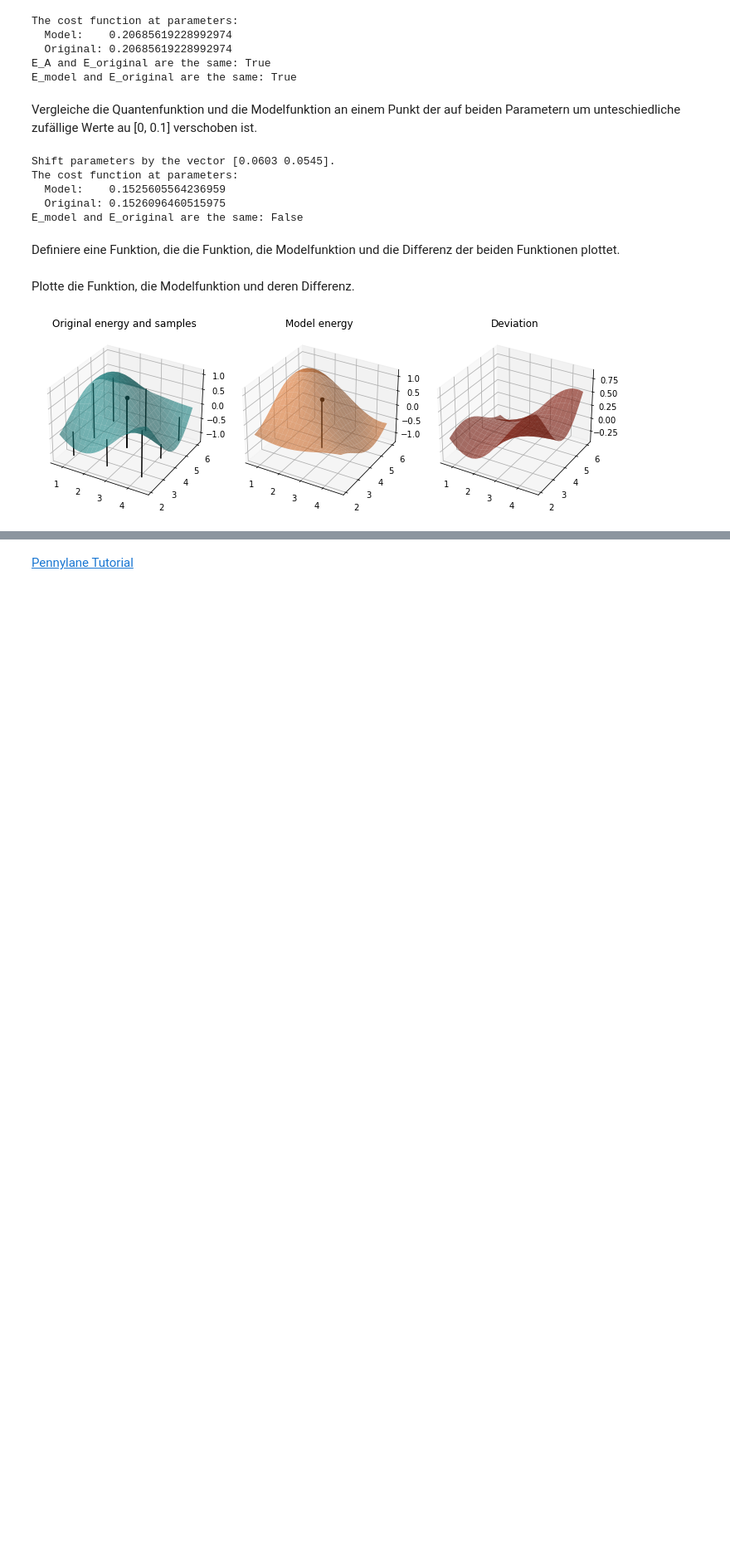
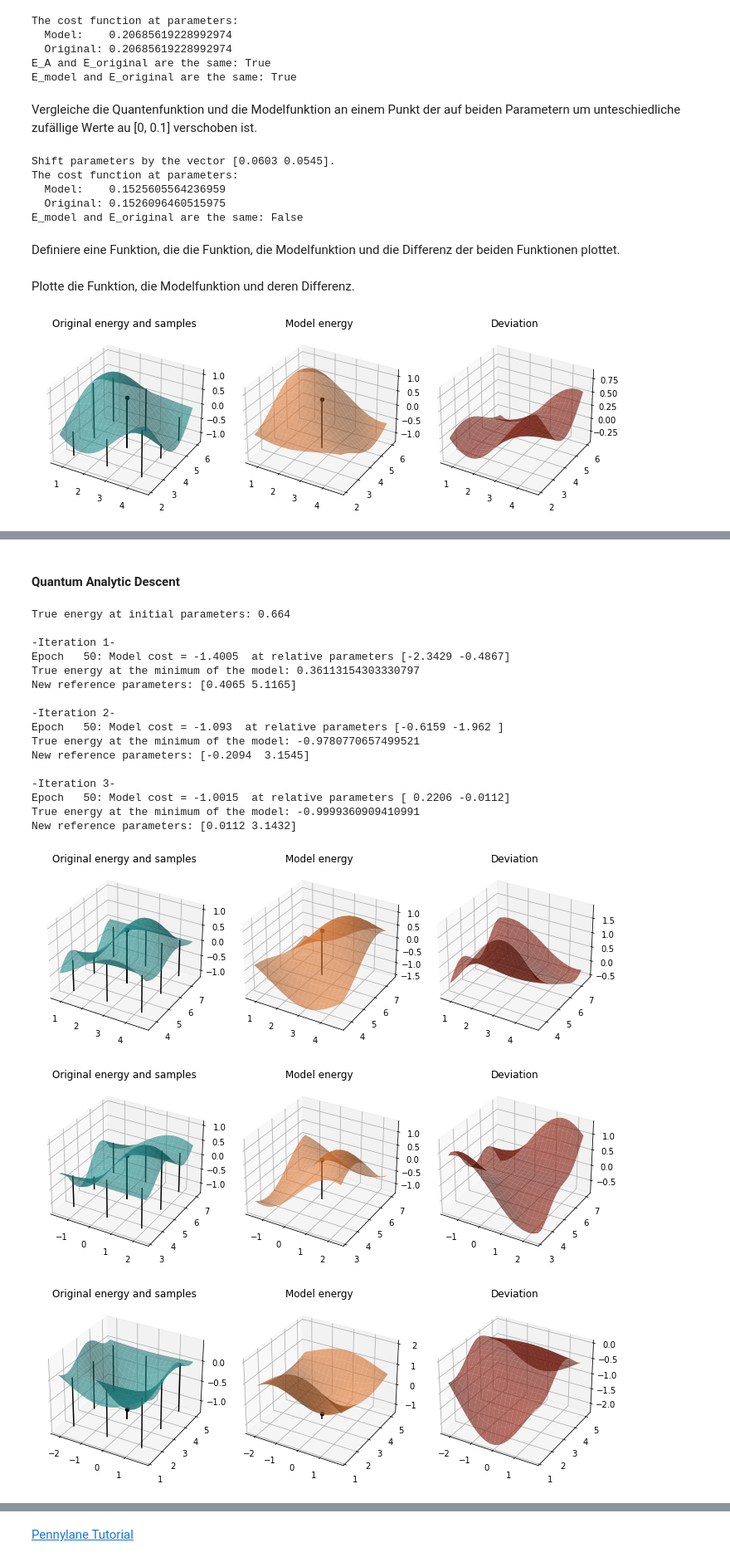
Before and after one commit to ohioh/QuantumKursFHKiel2022, a Jupyter notebook: OpenCampus/QuantumAnalyticDecent/Quantum_analytic_decent.ipynb, the cells around one changed output, grey strips where cells are left out. Shown at 83% size. Cells and saved outputs as stored; diff of their text form; code cells hidden in the pictures; blank space fills up the shorter version.

```diff
--- a/OpenCampus/QuantumAnalyticDecent/Quantum_analytic_decent.ipynb
+++ b/OpenCampus/QuantumAnalyticDecent/Quantum_analytic_decent.ipynb
@@ -347,0 +451,78 @@ plot_cost_and_model(circuit2, mapped_model, parameters)
+# %% [markdown]
+#### Quantum Analytic Descent
+# %%
+# Set the number of iterations of Steps 2, 3, and 4
+N_iter_outer = 3
+N_iter_inner = 50
+
+past_coeffs = []
+past_parameters = []
+circuit_log = [circuit(parameters)]
+model_logs = []
+
+for iter_outer in range(N_iter_outer):
+    # Model building phase of outer iteration - step 2.
+    coeffs = get_model_data(circuit2, parameters)
+    past_coeffs.append(copy.deepcopy(coeffs))
+    past_parameters.append(parameters.copy())
+    # Map the model to be only depending on the parameters, not the coefficients.
+    mapped_model = lambda params: model_cost(params, *coeffs)
+
+    if iter_outer == 0:
+        print(f"True energy at initial parameters: {np.round(coeffs[0], decimals=4)}\n")
+
+    opt = qml.AdamOptimizer(0.05)
+    # Recall that the parameters of the model are relative coordinates.
+    # Correspondingly, we initialize at 0, not at parameters.
+    relative_parameters = np.zeros_like(parameters, requires_grad=True)
+    model_log = [mapped_model(relative_parameters)]
+    print(f"-Iteration {iter_outer+1}-")
+
+    # Run the optimizer for N_iter_inner epochs - Step 3.
+    for iter_inner in range(N_iter_inner):
+        relative_parameters = opt.step(mapped_model, relative_parameters)
+        circuit_log.append(circuit(parameters + relative_parameters))
+        model_log.append(mapped_model(relative_parameters))
+        if (iter_inner + 1) % 50 == 0:
+            E_model = mapped_model(relative_parameters)
+            print(
+                f"Epoch {iter_inner+1:4d}: Model cost = {np.round(E_model, 4)}",
+                f" at relative parameters {np.round(relative_parameters, 4)}",
+            )
+
+    # Store the relative parameters that minimize the model by adding the shift - Step 4.
+    parameters += relative_parameters
+    E_original = circuit(parameters)
+    print(f"True energy at the minimum of the model: {E_original}")
+    print(f"New reference parameters: {np.round(parameters, 4)}\n")
+    model_logs.append(model_log)
+
+
+mapped_model = lambda params: model_cost(params, *past_coeffs[0])
+plot_cost_and_model(circuit2, mapped_model, past_parameters[0])
+
+mapped_model = lambda params: model_cost(params, *past_coeffs[1])
+plot_cost_and_model(circuit2, mapped_model, past_parameters[1])
+
+mapped_model = lambda params: model_cost(params, *past_coeffs[2])
+plot_cost_and_model(circuit2, mapped_model, past_parameters[2])
+# %% [output]
+True energy at initial parameters: 0.664
+
+-Iteration 1-
+Epoch   50: Model cost = -1.4005  at relative parameters [-2.3429 -0.4867]
+True energy at the minimum of the model: 0.36113154303330797
+New reference parameters: [0.4065 5.1165]
+
+-Iteration 2-
+Epoch   50: Model cost = -1.093  at relative parameters [-0.6159 -1.962 ]
+True energy at the minimum of the model: -0.9780770657499521
+New reference parameters: [-0.2094  3.1545]
+
+-Iteration 3-
+Epoch   50: Model cost = -1.0015  at relative parameters [ 0.2206 -0.0112]
+True energy at the minimum of the model: -0.9999360909410991
+New reference parameters: [0.0112 3.1432]
+[figure, added]
+[figure, added]
+[figure, added]
```
Also changed, not shown: parts of 9 cells of this notebook.
